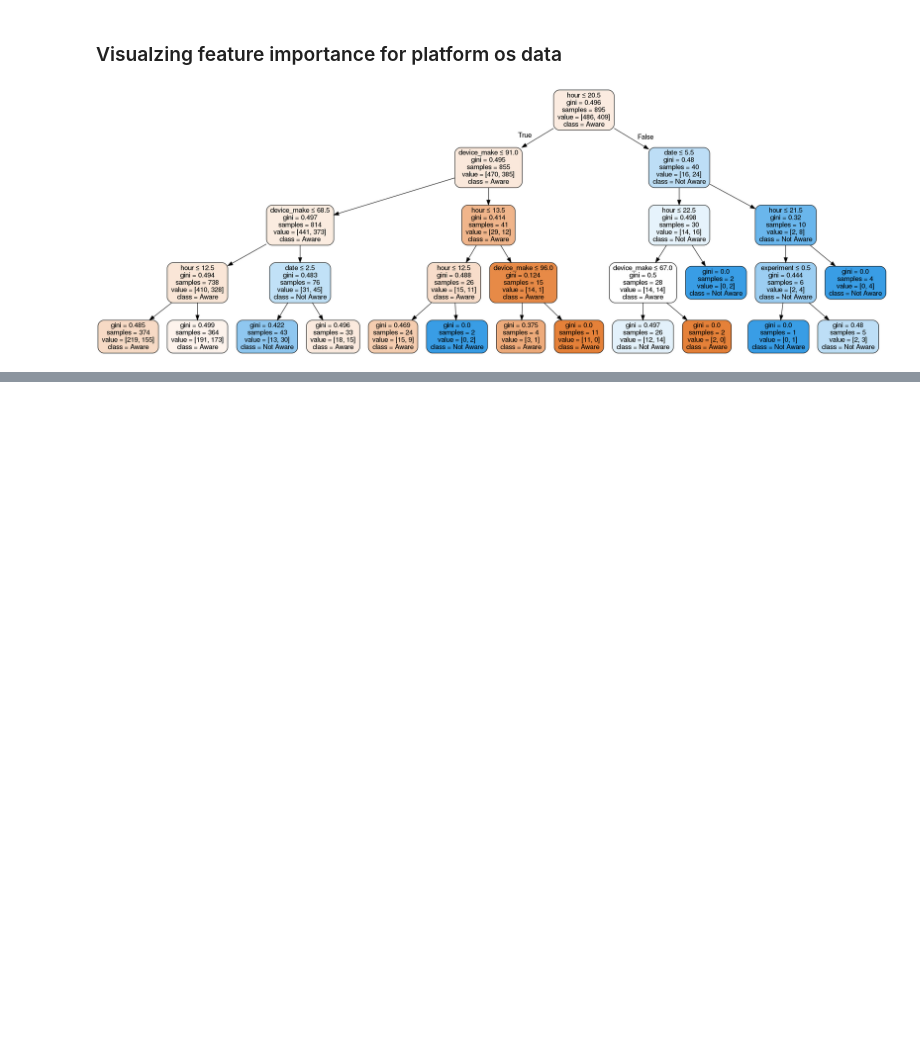
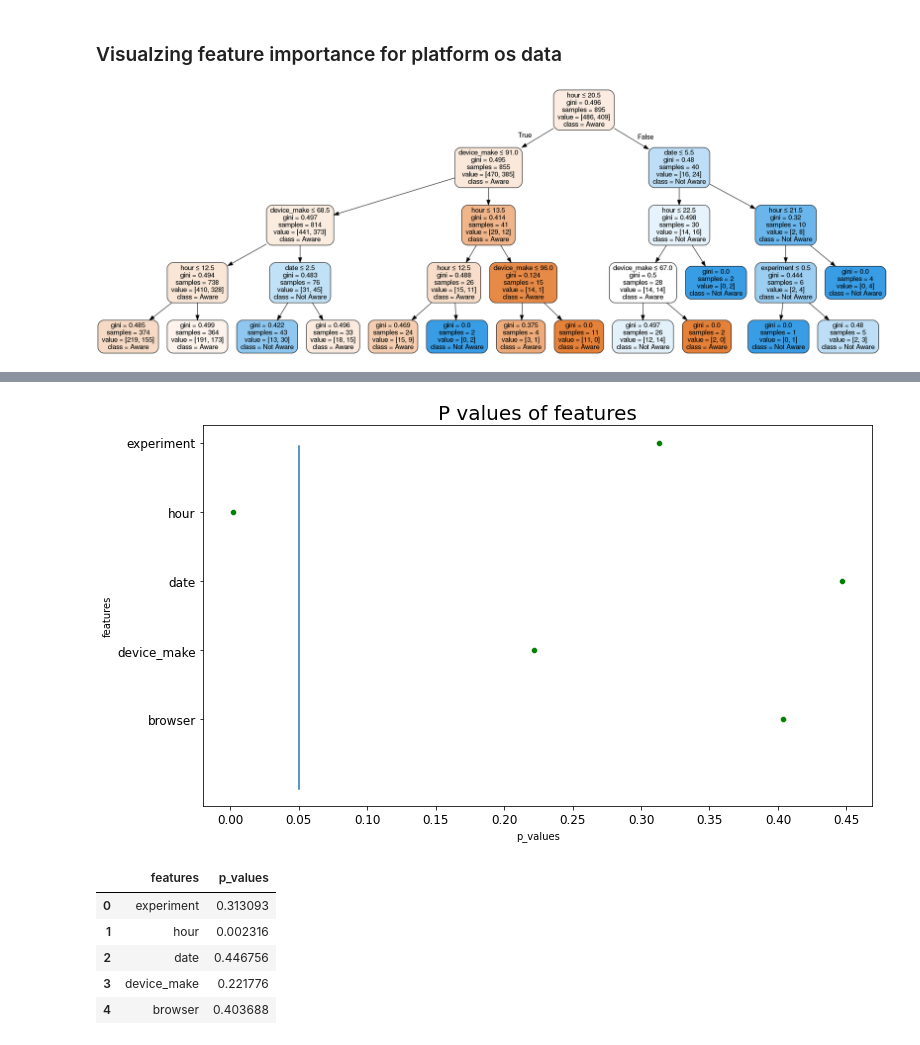
Before and after one commit to nebasam/abtest_mlops, a Jupyter notebook: notebooks/abtest_mlops.ipynb, the cells around one changed output, grey strips where cells are left out. Cells and saved outputs as stored; diff of their text form; code cells hidden in the pictures; blank space fills up the shorter version.

```diff
--- a/notebooks/abtest_mlops.ipynb
+++ b/notebooks/abtest_mlops.ipynb
@@ -671,0 +842,13 @@ Image(graph.create_png())
+# %%
+# plotting p values
+p_values_df = logesticRegressionModel.get_p_values()
+p_value_fig = logesticRegressionModel.plot_pvalues(p_values_df)
+p_values_df
+# %% [output]
+[figure, added]
+|  | features | p_values |
+| 0 | experiment | 0.313093 |
+| 1 | hour | 0.002316 |
+| 2 | date | 0.446756 |
+| 3 | device_make | 0.221776 |
+| 4 | browser | 0.403688 |
```
Also changed, not shown: parts of 10 cells of this notebook.
